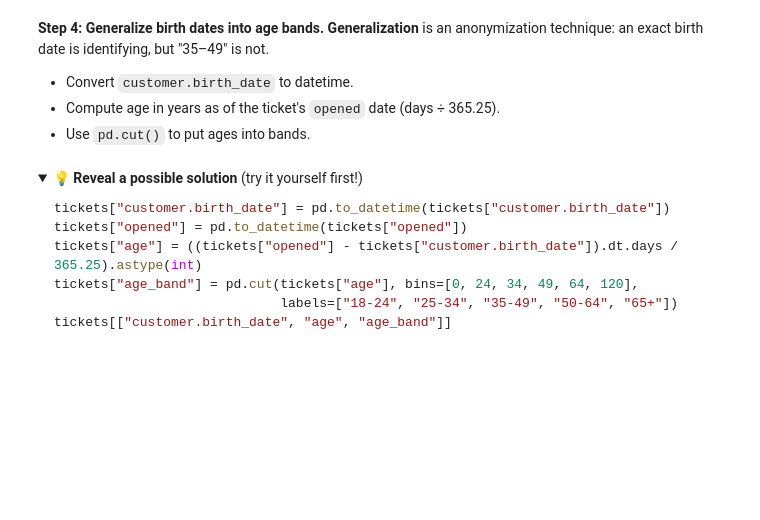
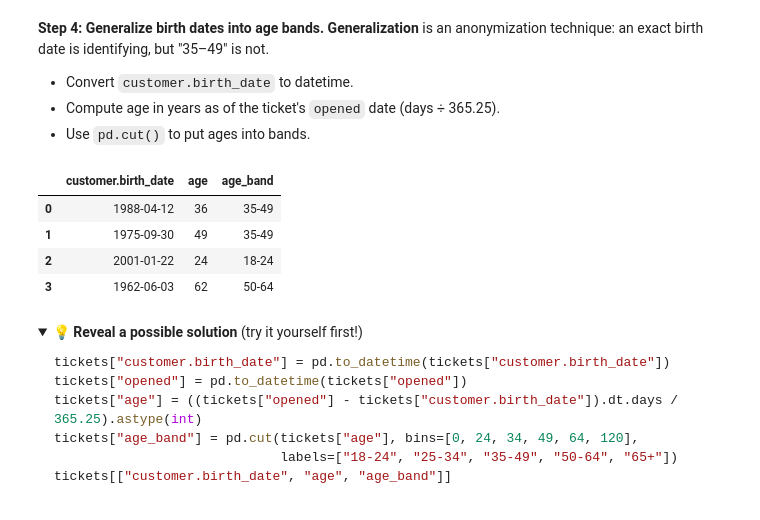
Before and after one commit to profhamilton3/DataAnalytics, a Jupyter notebook: session_2_data_structures_governance_lab.ipynb, the cells around one changed output. Saved outputs shown, nothing was run; the diff lists cells and outputs as text; code cells hidden in the pictures; folded sections open; blank space fills up the shorter version.

```diff
--- a/session_2_data_structures_governance_lab.ipynb
+++ b/session_2_data_structures_governance_lab.ipynb
@@ -305,15 +462,22 @@ tickets[["customer.email", "email_hash"]]
 - Compute age in years as of the ticket's `opened` date (days ÷ 365.25).
 - Use `pd.cut()` to put ages into bands.
 # %%
+# @title Anonymization with bins
 tickets["customer.birth_date"] = pd.to_datetime(tickets["customer.birth_date"])
 tickets["opened"] = pd.to_datetime(tickets["opened"])
 
-tickets["age"] = ((tickets["opened"] - tickets["___"]).dt.days / 365.25).astype(int)
+tickets["age"] = ((tickets["opened"] - tickets["customer.birth_date"]).dt.days / 365.25).astype(int)
 
 tickets["age_band"] = pd.cut(tickets["age"],
                              bins=[0, 24, 34, 49, 64, 120],
                              labels=["18-24", "25-34", "35-49", "50-64", "65+"])
 tickets[["customer.birth_date", "age", "age_band"]]
+# %% [output]
+|  | customer.birth_date | age | age_band |
+| 0 | 1988-04-12 | 36 | 35-49 |
+| 1 | 1975-09-30 | 49 | 35-49 |
+| 2 | 2001-01-22 | 24 | 18-24 |
+| 3 | 1962-06-03 | 62 | 50-64 |
 # %% [markdown]
 <details>
 <summary><b>💡 Reveal a possible solution</b> (try it yourself first!)</summary>
```
Also changed, not shown: parts of 22 cells of this notebook.
